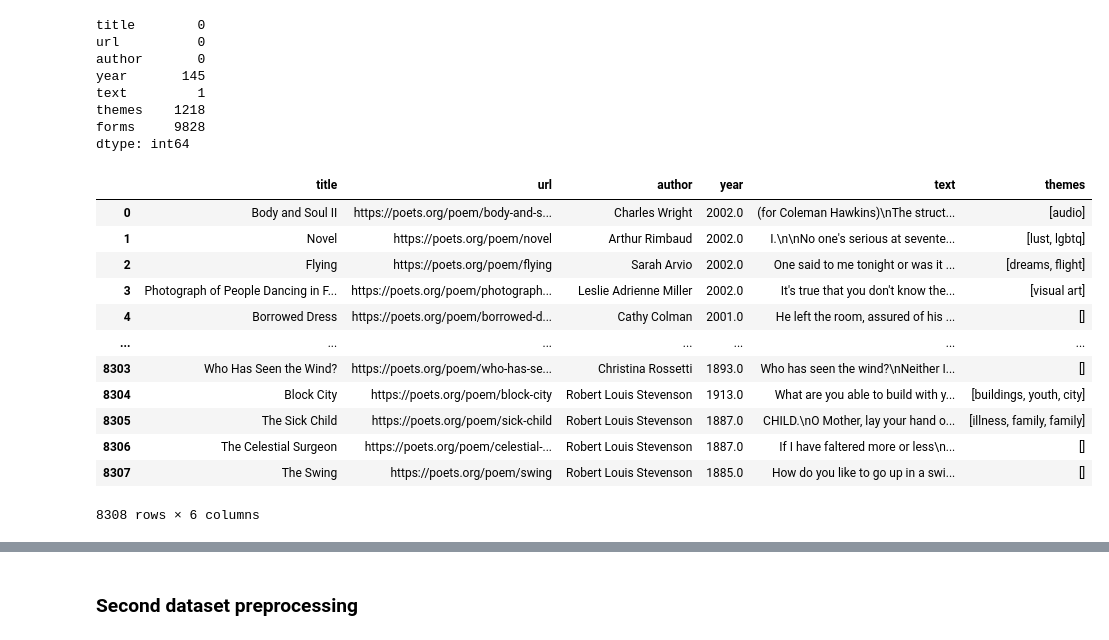
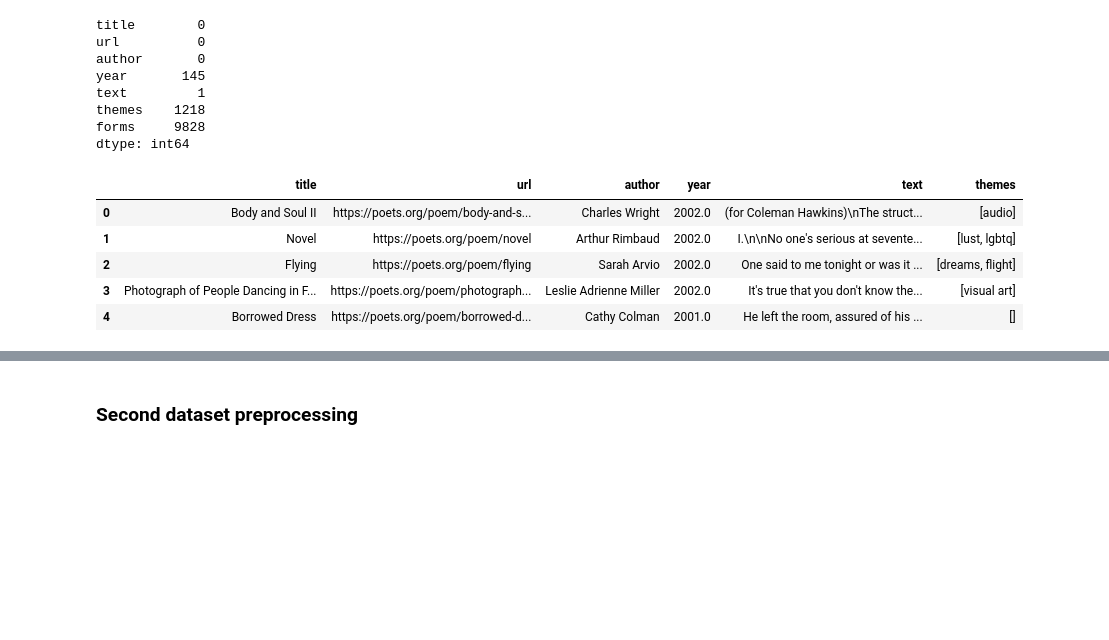
Before and after one commit to triantafillu/PoetryNLP-TopicDecadePredictor, a Jupyter notebook: data/data_merge.ipynb, the cells around one changed output, grey strips where cells are left out. Drawn from its saved outputs; the diff is of its cells as text; code cells hidden in the pictures; blank space fills up the shorter version.

```diff
--- a/data/data_merge.ipynb
+++ b/data/data_merge.ipynb
@@ -56,21 +42,14 @@ df1 = da.clear_nans(df1)
 # %%
 df1 = df1.drop(columns=['forms'])
 # %%
-df1
+df1.head()
 # %% [output]
 |  | title | url | author | year | text | themes |
 | 0 | Body and Soul II | https://poets.org/poem/body-and-s... | Charles Wright | 2002.0 | (for Coleman Hawkins)\nThe struct... | [audio] |
 | 1 | Novel | https://poets.org/poem/novel | Arthur Rimbaud | 2002.0 | I.\n\nNo one's serious at sevente... | [lust, lgbtq] |
 | 2 | Flying | https://poets.org/poem/flying | Sarah Arvio | 2002.0 | One said to me tonight or was it ... | [dreams, flight] |
 | 3 | Photograph of People Dancing in F... | https://poets.org/poem/photograph... | Leslie Adrienne Miller | 2002.0 | It's true that you don't know the... | [visual art] |
 | 4 | Borrowed Dress | https://poets.org/poem/borrowed-d... | Cathy Colman | 2001.0 | He left the room, assured of his ... | [] |
-| ... | ... | ... | ... | ... | ... | ... |
-| 8303 | Who Has Seen the Wind? | https://poets.org/poem/who-has-se... | Christina Rossetti | 1893.0 | Who has seen the wind?\nNeither I... | [] |
-| 8304 | Block City | https://poets.org/poem/block-city | Robert Louis Stevenson | 1913.0 | What are you able to build with y... | [buildings, youth, city] |
-| 8305 | The Sick Child | https://poets.org/poem/sick-child | Robert Louis Stevenson | 1887.0 | CHILD.\nO Mother, lay your hand o... | [illness, family, family] |
-| 8306 | The Celestial Surgeon | https://poets.org/poem/celestial-... | Robert Louis Stevenson | 1887.0 | If I have faltered more or less\n... | [] |
-| 8307 | The Swing | https://poets.org/poem/swing | Robert Louis Stevenson | 1885.0 | How do you like to go up in a swi... | [] |
-8308 rows × 6 columns
 # %%
 df1 = df1[df1['themes'].apply(lambda x: len(x)) > 0]
 # %%
```
Also changed, not shown: parts of 24 cells of this notebook, 2 other files.
